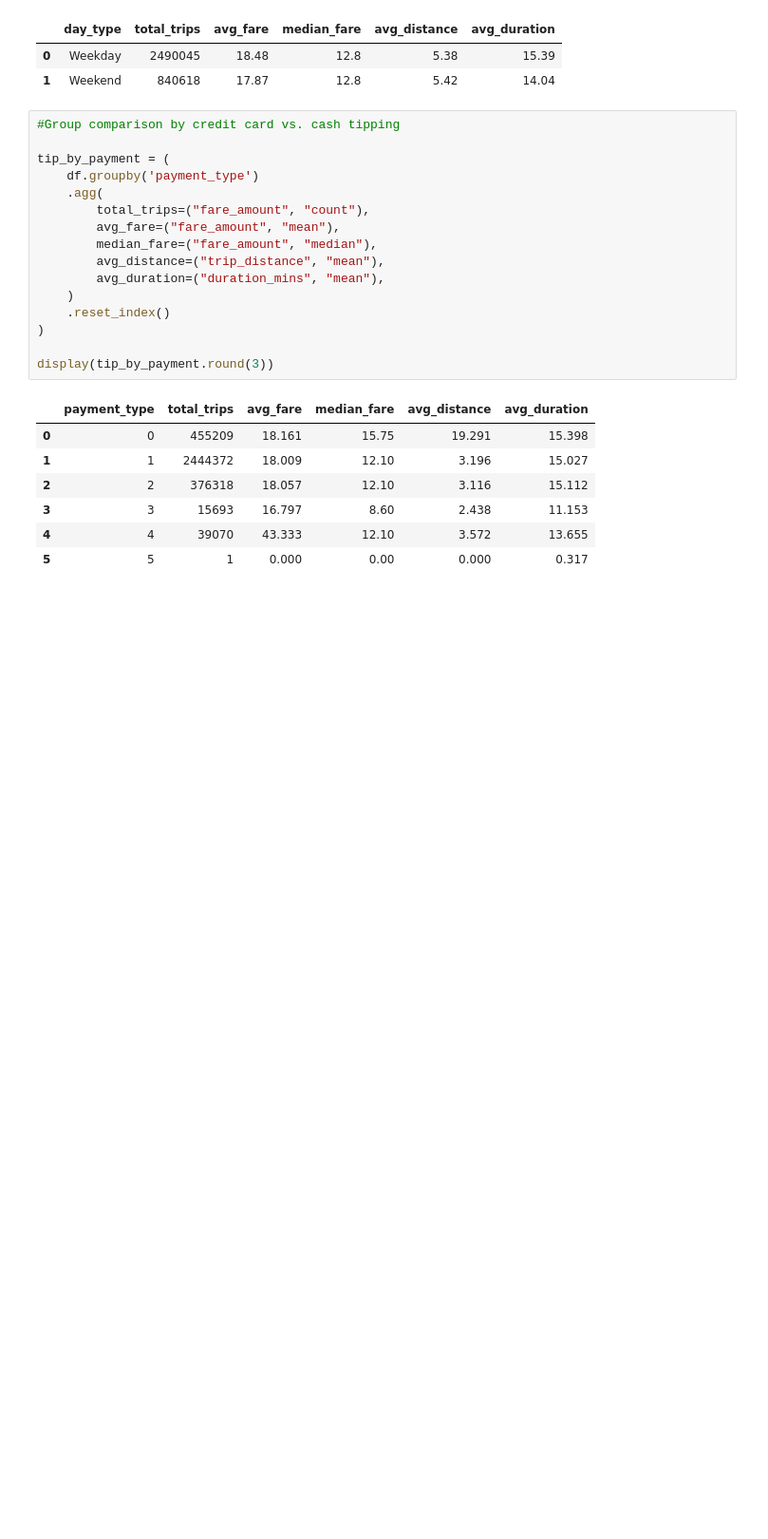
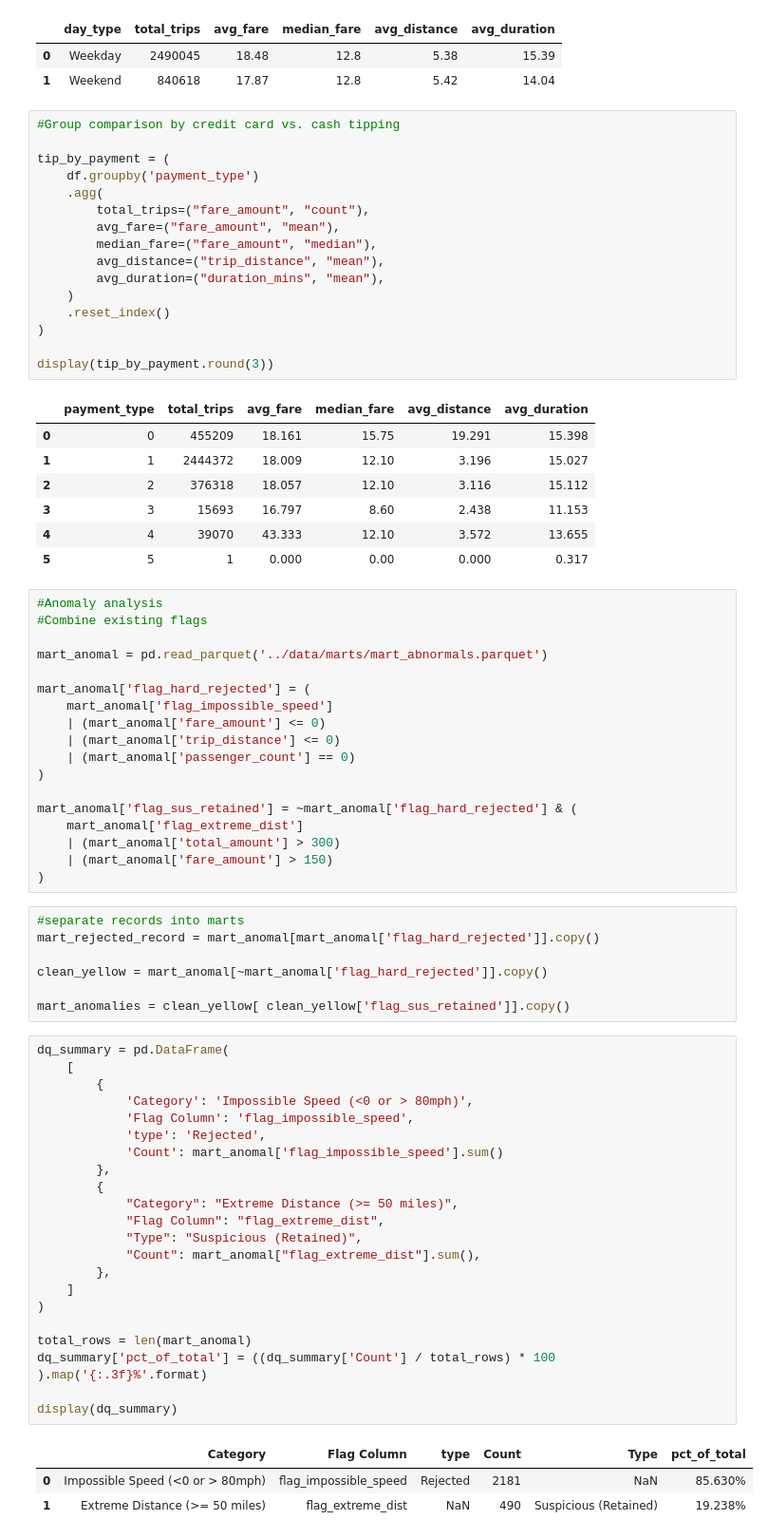
Before and after one commit to vodliosje/TaxiNYC, a Jupyter notebook: notebooks/2.1_pandas_eda.ipynb, the cells around one changed output. Shown at 95% size. Cells and saved outputs as stored; diff of their text form; blank space fills up the shorter version.

Commit message:
add anomal analysis, yet still not reliable ye

```diff
--- a/notebooks/2.1_pandas_eda.ipynb
+++ b/notebooks/2.1_pandas_eda.ipynb
@@ -445,3 +445,54 @@ display(tip_by_payment.round(3))
 | 3 | 3 | 15693 | 16.797 | 8.60 | 2.438 | 11.153 |
 | 4 | 4 | 39070 | 43.333 | 12.10 | 3.572 | 13.655 |
 | 5 | 5 | 1 | 0.000 | 0.00 | 0.000 | 0.317 |
+# %%
+#Anomaly analysis
+#Combine existing flags
+
+mart_anomal = pd.read_parquet('../data/marts/mart_abnormals.parquet')
+
+mart_anomal['flag_hard_rejected'] = (
+    mart_anomal['flag_impossible_speed']
+    | (mart_anomal['fare_amount'] <= 0)
+    | (mart_anomal['trip_distance'] <= 0)
+    | (mart_anomal['passenger_count'] == 0)
+)
+
+mart_anomal['flag_sus_retained'] = ~mart_anomal['flag_hard_rejected'] & (
+    mart_anomal['flag_extreme_dist']
+    | (mart_anomal['total_amount'] > 300)
+    | (mart_anomal['fare_amount'] > 150)
+)
+# %%
+#separate records into marts
+mart_rejected_record = mart_anomal[mart_anomal['flag_hard_rejected']].copy()
+
+clean_yellow = mart_anomal[~mart_anomal['flag_hard_rejected']].copy()
+
+mart_anomalies = clean_yellow[ clean_yellow['flag_sus_retained']].copy()
+# %%
+dq_summary = pd.DataFrame(
+    [
+        {
+            'Category': 'Impossible Speed (<0 or > 80mph)',
+            'Flag Column': 'flag_impossible_speed',
+            'type': 'Rejected',
+            'Count': mart_anomal['flag_impossible_speed'].sum()
+        },
+        {
+            "Category": "Extreme Distance (>= 50 miles)",
+            "Flag Column": "flag_extreme_dist",
+            "Type": "Suspicious (Retained)",
+            "Count": mart_anomal["flag_extreme_dist"].sum(),
+        },
+    ]
+)
+
+total_rows = len(mart_anomal)
+dq_summary['pct_of_total'] = ((dq_summary['Count'] / total_rows) * 100 ).map('{:.3f}%'.format)
+
+display(dq_summary)
+# %% [output]
+|  | Category | Flag Column | type | Count | Type | pct_of_total |
+| 0 | Impossible Speed (<0 or > 80mph) | flag_impossible_speed | Rejected | 2181 | NaN | 85.630% |
+| 1 | Extreme Distance (>= 50 miles) | flag_extreme_dist | NaN | 490 | Suspicious (Retained) | 19.238% |
```
